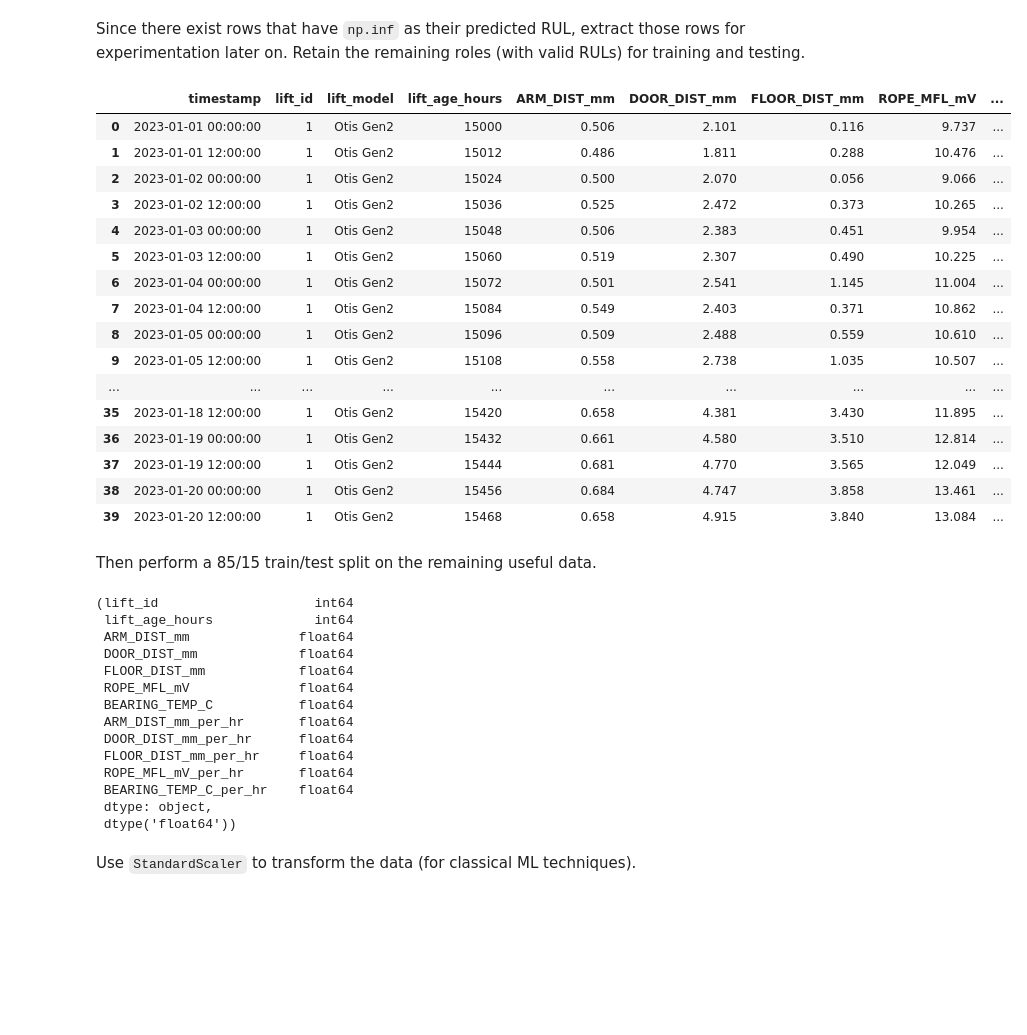
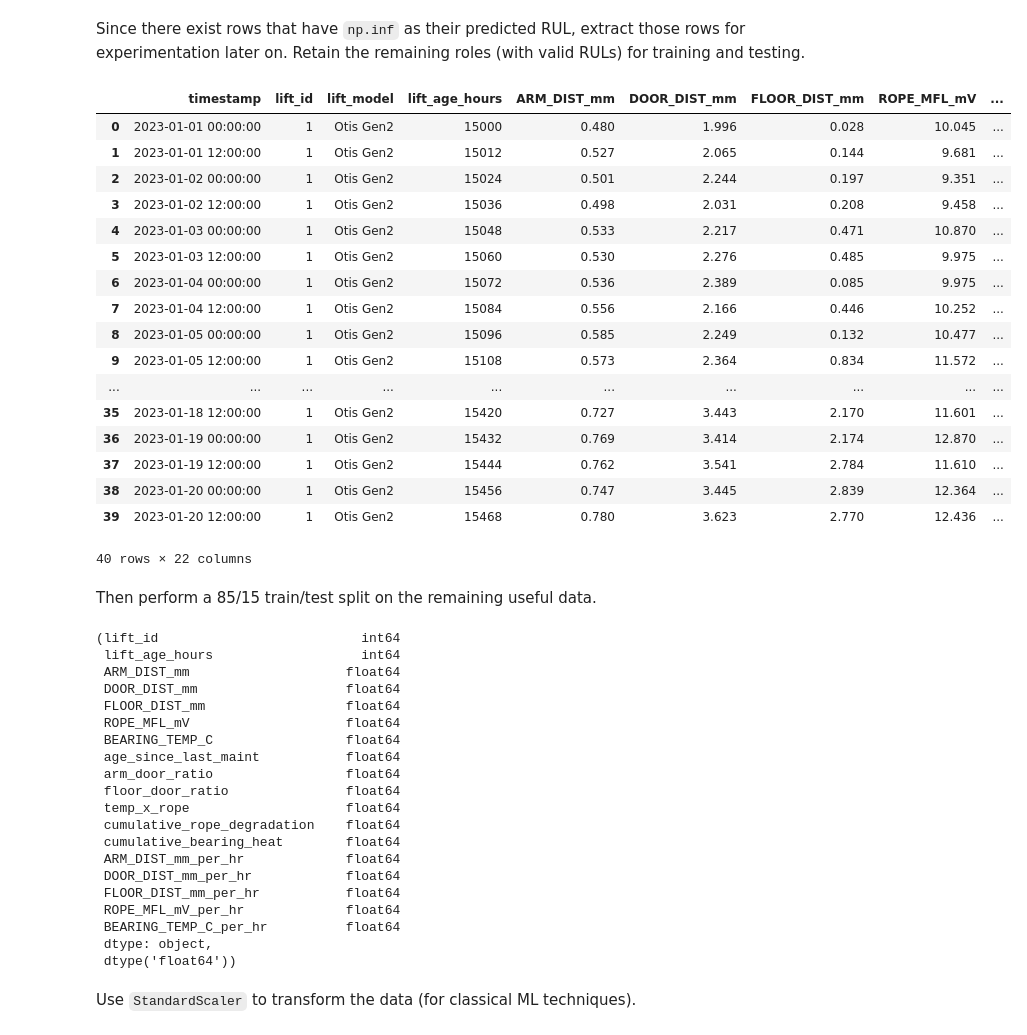
Before and after one commit to jiyometrik/elevator-rmnd, a Jupyter notebook: classical.ipynb, the cells around one changed output. Saved outputs shown, nothing was run; the diff lists cells and outputs as text; code cells hidden in the pictures; blank space fills up the shorter version.

Commit message:
upgraded dataset.py; retrained classical.ipynb

```diff
--- a/classical.ipynb
+++ b/classical.ipynb
@@ -33,7 +33,7 @@ MODEL_DIR = os.path.join(os.getcwd(), "models")
 * Split data into training/testing sets
 * Scale data with a `Scaler`
 # %%
-df_full = pd.read_pickle("predictive_maintenance_lifts.pkl")
+df_full = pd.read_pickle("liftdata_v3.pkl")
 df_full.head(10)
 # %% [output]
 |  | timestamp | lift_id | lift_model | lift_age_hours | ARM_DIST_mm | DOOR_DIST_mm | FLOOR_DIST_mm | ROPE_MFL_mV | ... |
@@ -52,13 +50,0 @@ Compute the time derivatives for each sensor row.
-# %%
-sensor_cols = [
-    "ARM_DIST_mm",
-    "DOOR_DIST_mm",
-    "FLOOR_DIST_mm",
-    "ROPE_MFL_mV",
-    "BEARING_TEMP_C",
-]
-for col in sensor_cols:
-    df_full[col + "_per_hr"] = np.round(
-        df_full[col].diff().fillna(0) / dataset.HOURS_PER_STEP, 4
-    )
-df_full.head(20)
@@ -88,40 +56,43 @@ from sklearn.metrics import r2_score
 Since there exist rows that have `np.inf` as their predicted RUL, extract those rows for experimentation later on.
 Retain the remaining roles (with valid RULs) for training and testing.
 # %%
+df_full.dropna(inplace=True)  # Drop any records with missing values
+
 df_experimental = df_full[
     df_full["RUL_hrs"] == np.inf
 ]  # Filter out records with no further maintenance
 df_useful = df_full[
     df_full["RUL_hrs"] != np.inf
 ]  # Retain the remaining records for training/testing
 
 # Check to see the experimental/useful split was done correctly
 assert all(
     df_experimental["RUL_hrs"] == np.inf
 ), "All records in experimental set should have RUL_hrs == np.inf"
 assert all(
     df_useful["RUL_hrs"] != np.inf
 ), "All records in useful set should have valid RUL_hrs"
 
 df_useful.head(40)
 # %% [output]
 |  | timestamp | lift_id | lift_model | lift_age_hours | ARM_DIST_mm | DOOR_DIST_mm | FLOOR_DIST_mm | ROPE_MFL_mV | ... |
-| 0 | 2023-01-01 00:00:00 | 1 | Otis Gen2 | 15000 | 0.506 | 2.101 | 0.116 | 9.737 | ... |
-| 1 | 2023-01-01 12:00:00 | 1 | Otis Gen2 | 15012 | 0.486 | 1.811 | 0.288 | 10.476 | ... |
-| 2 | 2023-01-02 00:00:00 | 1 | Otis Gen2 | 15024 | 0.500 | 2.070 | 0.056 | 9.066 | ... |
-| 3 | 2023-01-02 12:00:00 | 1 | Otis Gen2 | 15036 | 0.525 | 2.472 | 0.373 | 10.265 | ... |
-| 4 | 2023-01-03 00:00:00 | 1 | Otis Gen2 | 15048 | 0.506 | 2.383 | 0.451 | 9.954 | ... |
-| 5 | 2023-01-03 12:00:00 | 1 | Otis Gen2 | 15060 | 0.519 | 2.307 | 0.490 | 10.225 | ... |
-| 6 | 2023-01-04 00:00:00 | 1 | Otis Gen2 | 15072 | 0.501 | 2.541 | 1.145 | 11.004 | ... |
-| 7 | 2023-01-04 12:00:00 | 1 | Otis Gen2 | 15084 | 0.549 | 2.403 | 0.371 | 10.862 | ... |
-| 8 | 2023-01-05 00:00:00 | 1 | Otis Gen2 | 15096 | 0.509 | 2.488 | 0.559 | 10.610 | ... |
-| 9 | 2023-01-05 12:00:00 | 1 | Otis Gen2 | 15108 | 0.558 | 2.738 | 1.035 | 10.507 | ... |
+| 0 | 2023-01-01 00:00:00 | 1 | Otis Gen2 | 15000 | 0.480 | 1.996 | 0.028 | 10.045 | ... |
+| 1 | 2023-01-01 12:00:00 | 1 | Otis Gen2 | 15012 | 0.527 | 2.065 | 0.144 | 9.681 | ... |
+| 2 | 2023-01-02 00:00:00 | 1 | Otis Gen2 | 15024 | 0.501 | 2.244 | 0.197 | 9.351 | ... |
+| 3 | 2023-01-02 12:00:00 | 1 | Otis Gen2 | 15036 | 0.498 | 2.031 | 0.208 | 9.458 | ... |
+| 4 | 2023-01-03 00:00:00 | 1 | Otis Gen2 | 15048 | 0.533 | 2.217 | 0.471 | 10.870 | ... |
+| 5 | 2023-01-03 12:00:00 | 1 | Otis Gen2 | 15060 | 0.530 | 2.276 | 0.485 | 9.975 | ... |
+| 6 | 2023-01-04 00:00:00 | 1 | Otis Gen2 | 15072 | 0.536 | 2.389 | 0.085 | 9.975 | ... |
+| 7 | 2023-01-04 12:00:00 | 1 | Otis Gen2 | 15084 | 0.556 | 2.166 | 0.446 | 10.252 | ... |
+| 8 | 2023-01-05 00:00:00 | 1 | Otis Gen2 | 15096 | 0.585 | 2.249 | 0.132 | 10.477 | ... |
+| 9 | 2023-01-05 12:00:00 | 1 | Otis Gen2 | 15108 | 0.573 | 2.364 | 0.834 | 11.572 | ... |
 | ... | ... | ... | ... | ... | ... | ... | ... | ... | ... |
-| 35 | 2023-01-18 12:00:00 | 1 | Otis Gen2 | 15420 | 0.658 | 4.381 | 3.430 | 11.895 | ... |
-| 36 | 2023-01-19 00:00:00 | 1 | Otis Gen2 | 15432 | 0.661 | 4.580 | 3.510 | 12.814 | ... |
-| 37 | 2023-01-19 12:00:00 | 1 | Otis Gen2 | 15444 | 0.681 | 4.770 | 3.565 | 12.049 | ... |
-| 38 | 2023-01-20 00:00:00 | 1 | Otis Gen2 | 15456 | 0.684 | 4.747 | 3.858 | 13.461 | ... |
-| 39 | 2023-01-20 12:00:00 | 1 | Otis Gen2 | 15468 | 0.658 | 4.915 | 3.840 | 13.084 | ... |
+| 35 | 2023-01-18 12:00:00 | 1 | Otis Gen2 | 15420 | 0.727 | 3.443 | 2.170 | 11.601 | ... |
+| 36 | 2023-01-19 00:00:00 | 1 | Otis Gen2 | 15432 | 0.769 | 3.414 | 2.174 | 12.870 | ... |
+| 37 | 2023-01-19 12:00:00 | 1 | Otis Gen2 | 15444 | 0.762 | 3.541 | 2.784 | 11.610 | ... |
+| 38 | 2023-01-20 00:00:00 | 1 | Otis Gen2 | 15456 | 0.747 | 3.445 | 2.839 | 12.364 | ... |
+| 39 | 2023-01-20 12:00:00 | 1 | Otis Gen2 | 15468 | 0.780 | 3.623 | 2.770 | 12.436 | ... |
+40 rows × 22 columns
 # %% [markdown]
 Then perform a 85/15 train/test split on the remaining useful data.
 # %%
@@ -129,18 +100,24 @@ X = df_useful.drop(columns=["timestamp", "lift_model", "maintenance_done", "RUL_
 y = df_useful["RUL_hrs"]
 X.dtypes, y.dtypes
 # %% [output]
-(lift_id                    int64
- lift_age_hours             int64
- ARM_DIST_mm              float64
- DOOR_DIST_mm             float64
- FLOOR_DIST_mm            float64
- ROPE_MFL_mV              float64
- BEARING_TEMP_C           float64
- ARM_DIST_mm_per_hr       float64
- DOOR_DIST_mm_per_hr      float64
- FLOOR_DIST_mm_per_hr     float64
- ROPE_MFL_mV_per_hr       float64
- BEARING_TEMP_C_per_hr    float64
+(lift_id                          int64
+ lift_age_hours                   int64
+ ARM_DIST_mm                    float64
+ DOOR_DIST_mm                   float64
+ FLOOR_DIST_mm                  float64
+ ROPE_MFL_mV                    float64
+ BEARING_TEMP_C                 float64
+ age_since_last_maint           float64
+ arm_door_ratio                 float64
+ floor_door_ratio               float64
+ temp_x_rope                    float64
+ cumulative_rope_degradation    float64
+ cumulative_bearing_heat        float64
+ ARM_DIST_mm_per_hr             float64
+ DOOR_DIST_mm_per_hr            float64
+ FLOOR_DIST_mm_per_hr           float64
+ ROPE_MFL_mV_per_hr             float64
+ BEARING_TEMP_C_per_hr          float64
  dtype: object,
  dtype('float64'))
 # %%
```
Also changed, not shown: parts of 7 cells of this notebook, 3 other files.
